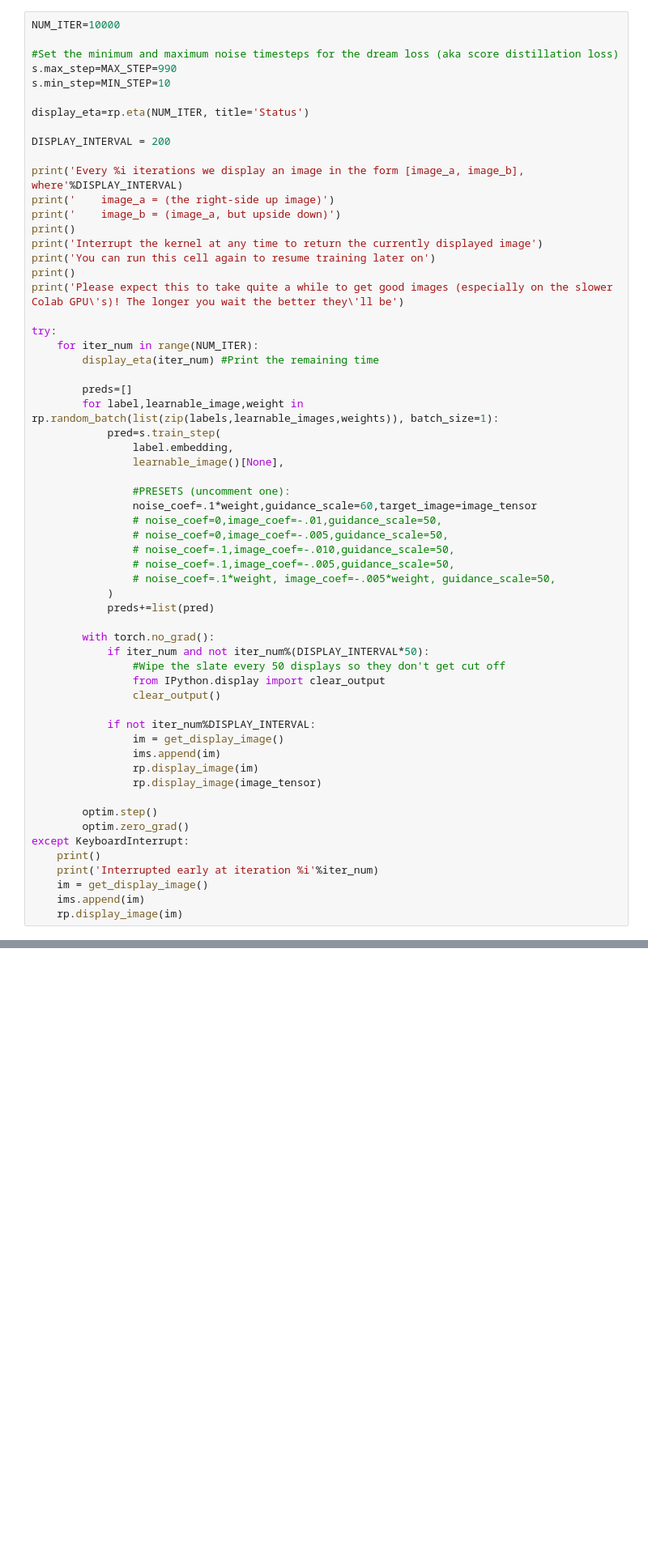
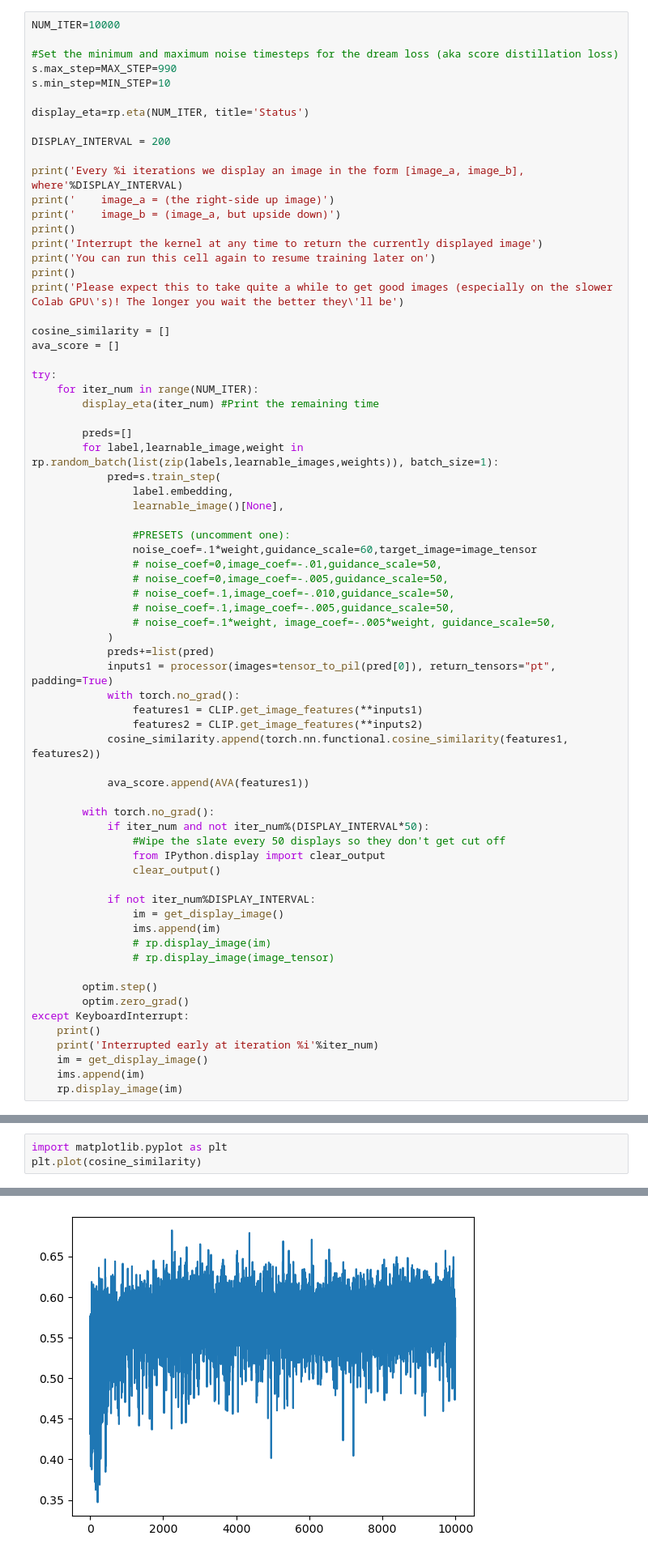
Before and after one commit to DiffusionIllusionCV23/Diffusion-Illusions, a Jupyter notebook: image_prompt.ipynb, the cells around one changed output, grey strips where cells are left out. Shown at 81% size. Drawn from its saved outputs; the diff is of its cells as text; blank space fills up the shorter version.

```diff
--- a/image_prompt.ipynb
+++ b/image_prompt.ipynb
@@ -130,6 +201,9 @@ print('You can run this cell again to resume training later on')
 print()
 print('Please expect this to take quite a while to get good images (especially on the slower Colab GPU\'s)! The longer you wait the better they\'ll be')
 
+cosine_similarity = []
+ava_score = []
+
 try:
     for iter_num in range(NUM_ITER):
         display_eta(iter_num) #Print the remaining time
@@ -149,6 +223,13 @@ try:
                 # noise_coef=.1*weight, image_coef=-.005*weight, guidance_scale=50,
             )
             preds+=list(pred)
+            inputs1 = processor(images=tensor_to_pil(pred[0]), return_tensors="pt", padding=True)
+            with torch.no_grad():
+                features1 = CLIP.get_image_features(**inputs1)
+                features2 = CLIP.get_image_features(**inputs2)
+            cosine_similarity.append(torch.nn.functional.cosine_similarity(features1, features2))
+
+            ava_score.append(AVA(features1))
 
         with torch.no_grad():
             if iter_num and not iter_num%(DISPLAY_INTERVAL*50):
@@ -159,8 +240,8 @@ try:
             if not iter_num%DISPLAY_INTERVAL:
                 im = get_display_image()
                 ims.append(im)
-                rp.display_image(im)
-                rp.display_image(image_tensor)
+                # rp.display_image(im)
+                # rp.display_image(image_tensor)
 
         optim.step()
         optim.zero_grad()
@@ -217,0 +292,4 @@ Saved timelapse to folder: 'untracked/flippy_illusion_runs/o/STFT'
+# %%
+import matplotlib.pyplot as plt
+plt.plot(cosine_similarity)
+# %% [output]
@@ -217,0 +297 @@ Saved timelapse to folder: 'untracked/flippy_illusion_runs/o/STFT'
+[figure, added]
```
Also changed, not shown: parts of 20 cells of this notebook, 4 other files.
